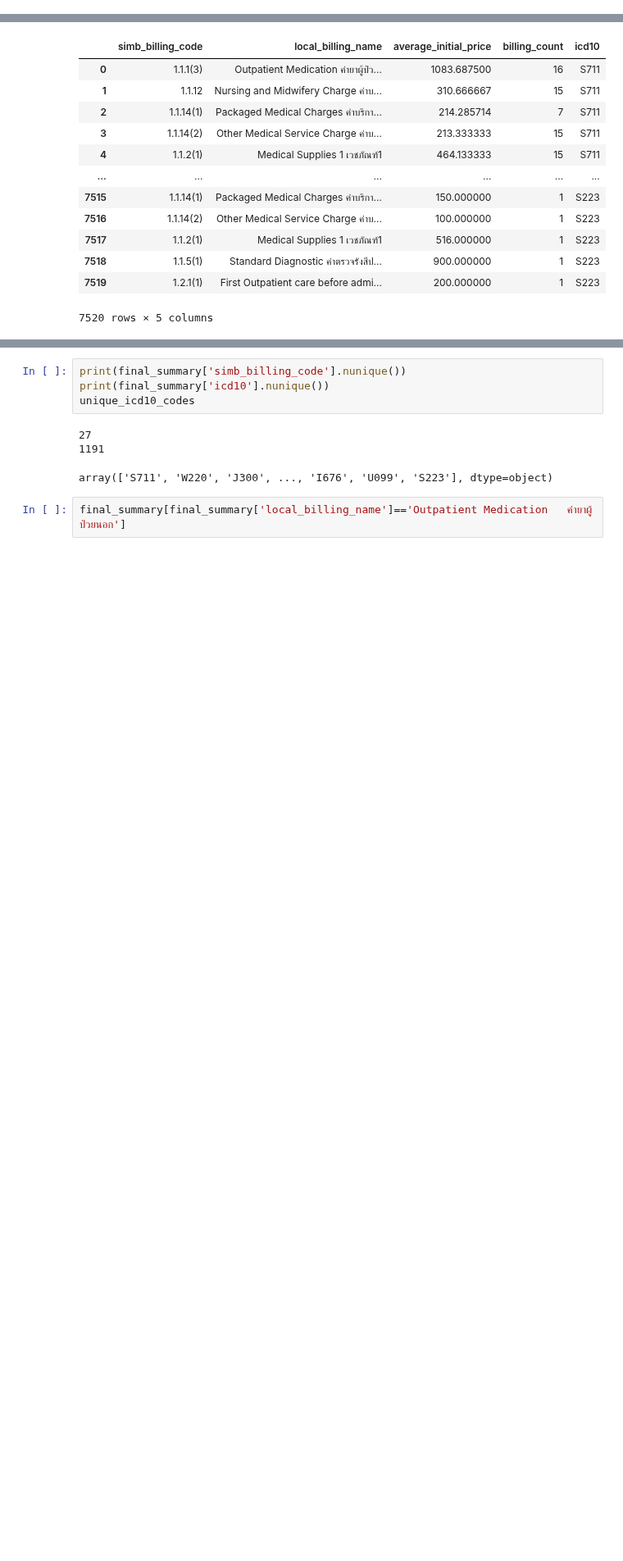
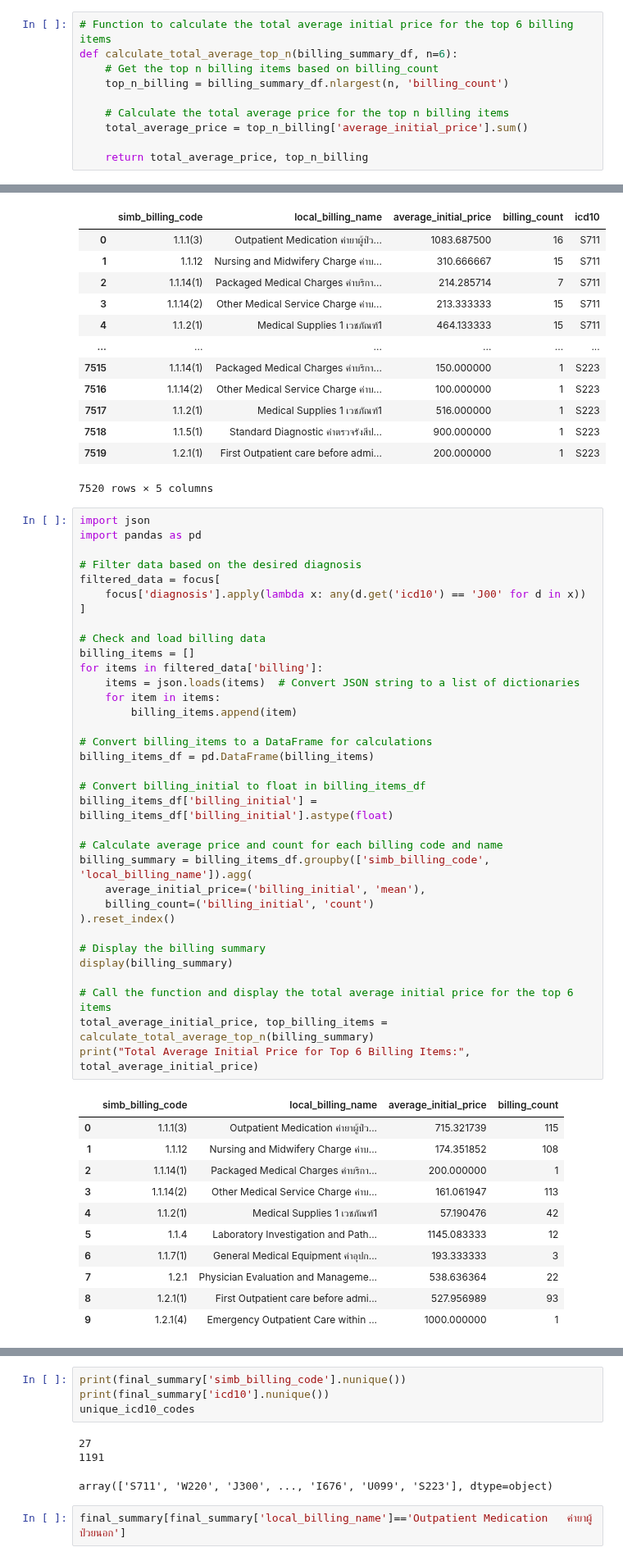
Before and after one commit to nxxk23/AI-Engineer, a Jupyter notebook: fraud/response.ipynb, the cells around one changed output, grey strips where cells are left out. Shown at 82% size. Drawn from its saved outputs; the diff is of its cells as text; blank space fills up the shorter version.

```diff
--- a/fraud/response.ipynb
+++ b/fraud/response.ipynb
@@ -280,6 +280,16 @@ display(billing_summary)
 | 10 | 1.2.1(11) | Special Diagnositics Physician Se... | 159.000000 | 1 |
 # %% [markdown]
 ## final
+# %%
+# Function to calculate the total average initial price for the top 6 billing items
+def calculate_total_average_top_n(billing_summary_df, n=6):
+    # Get the top n billing items based on billing_count
+    top_n_billing = billing_summary_df.nlargest(n, 'billing_count')
+
+    # Calculate the total average price for the top n billing items
+    total_average_price = top_n_billing['average_initial_price'].sum()
+
+    return total_average_price, top_n_billing
 # %%
 import json
 import pandas as pd
@@ -341,3 +351,49 @@ display(final_summary)
 | 7518 | 1.1.5(1) | Standard Diagnostic ค่าตรวจรังสีป... | 900.000000 | 1 | S223 |
 | 7519 | 1.2.1(1) | First Outpatient care before admi... | 200.000000 | 1 | S223 |
 7520 rows × 5 columns
+# %%
+import json
+import pandas as pd
+
+# Filter data based on the desired diagnosis
+filtered_data = focus[
+    focus['diagnosis'].apply(lambda x: any(d.get('icd10') == 'J00' for d in x))
+]
+
+# Check and load billing data
+billing_items = []
+for items in filtered_data['billing']:
+    items = json.loads(items)  # Convert JSON string to a list of dictionaries
+    for item in items:
+        billing_items.append(item)
+
+# Convert billing_items to a DataFrame for calculations
+billing_items_df = pd.DataFrame(billing_items)
+
+# Convert billing_initial to float in billing_items_df
+billing_items_df['billing_initial'] = billing_items_df['billing_initial'].astype(float)
+
+# Calculate average price and count for each billing code and name
+billing_summary = billing_items_df.groupby(['simb_billing_code', 'local_billing_name']).agg(
+    average_initial_price=('billing_initial', 'mean'),
+    billing_count=('billing_initial', 'count')
+).reset_index()
+
+# Display the billing summary
+display(billing_summary)
+
+# Call the function and display the total average initial price for the top 6 items
+total_average_initial_price, top_billing_items = calculate_total_average_top_n(billing_summary)
+print("Total Average Initial Price for Top 6 Billing Items:", total_average_initial_price)
+# %% [output]
+|  | simb_billing_code | local_billing_name | average_initial_price | billing_count |
+| 0 | 1.1.1(3) | Outpatient Medication ค่ายาผู้ป่ว... | 715.321739 | 115 |
+| 1 | 1.1.12 | Nursing and Midwifery Charge ค่าบ... | 174.351852 | 108 |
+| 2 | 1.1.14(1) | Packaged Medical Charges ค่าบริกา... | 200.000000 | 1 |
+| 3 | 1.1.14(2) | Other Medical Service Charge ค่าบ... | 161.061947 | 113 |
+| 4 | 1.1.2(1) | Medical Supplies 1 เวชภัณฑ์1 | 57.190476 | 42 |
+| 5 | 1.1.4 | Laboratory Investigation and Path... | 1145.083333 | 12 |
+| 6 | 1.1.7(1) | General Medical Equipment ค่าอุปก... | 193.333333 | 3 |
+| 7 | 1.2.1 | Physician Evaluation and Manageme... | 538.636364 | 22 |
+| 8 | 1.2.1(1) | First Outpatient care before admi... | 527.956989 | 93 |
+| 9 | 1.2.1(4) | Emergency Outpatient Care within ... | 1000.000000 | 1 |
```
Also changed, not shown: parts of 3 cells of this notebook.
